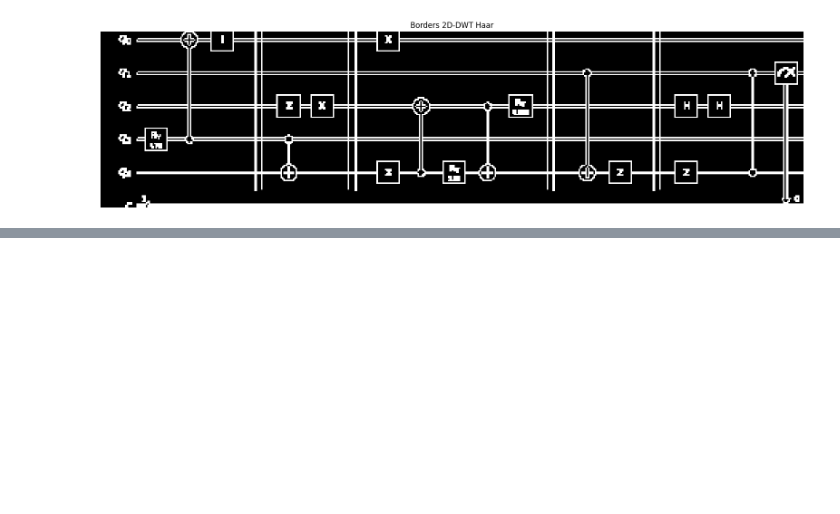
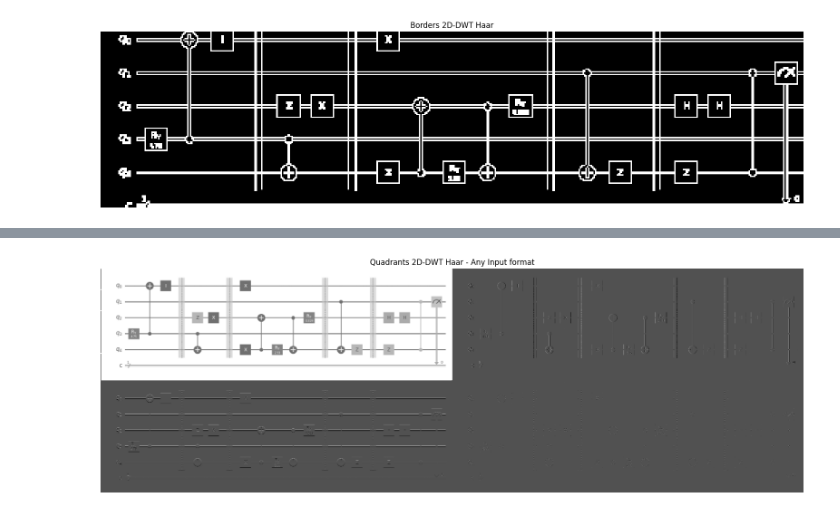
Before and after one commit to Dpbm/qcop, a Jupyter notebook: notebooks/kernels.ipynb, the cells around one changed output, grey strips where cells are left out. Drawn from its saved outputs; the diff is of its cells as text; code cells hidden in the pictures; blank space fills up the shorter version.

Commit message:
kernels for any format

```diff
--- a/notebooks/kernels.ipynb
+++ b/notebooks/kernels.ipynb
@@ -121,7 +121,7 @@ kernel = r"""
 extern "C"{
     __global__ void dtw2_borders(
                     const unsigned int* input,
-                    unsigned int* out,
+                    unsigned char* out,
                     unsigned int quadrant_width,
                     unsigned int img_width,
                     unsigned int max_pixels_quadrant
@@ -143,11 +143,10 @@ extern "C"{
         unsigned int curr_input_index_row = ((original_img_h_index+1) * img_width) + original_img_w_index;
 
         float B_val = 0.5 * (input[curr_input_index] - input[curr_input_index+1] + input[curr_input_index_row] - input[curr_input_index_row+1]);
-        int C_val = 0.5 * (input[curr_input_index] + input[curr_input_index+1] - input[curr_input_index_row] - input[curr_input_index_row+1]);
-
+        float C_val = 0.5 * (input[curr_input_index] + input[curr_input_index+1] - input[curr_input_index_row] - input[curr_input_index_row+1]);
         float sum = abs(B_val + C_val);
 
-        out[(height_index * quadrant_width) + width_index] = (unsigned int) (sum > 0.5 ? 1 : 0);
+        out[(height_index * quadrant_width) + width_index] = (unsigned char) (sum > 0.5 ? 1 : 0);
     }
 };
 """
@@ -172,7 +171,7 @@ ex_img = cp.asarray(cropped,dtype=cp.uint32)
 
 QUADRANT_W = W//2
 QUADRANT_H = H//2
-out = cp.zeros((QUADRANT_H,QUADRANT_W), dtype=cp.uint32)
+out = cp.zeros((QUADRANT_H,QUADRANT_W), dtype=cp.uint8)
 
 N_THREADS = 1024
 
@@ -195,3 +194,77 @@ Cropped Image Shape:  (1024, 256)
 n threads:  1024
 n blocks:  64
 [figure]
+# %%
+kernel = r"""
+extern "C"{
+    __global__ void dtw2_any_format(
+                    const float* input,
+                    float* out,
+                    unsigned int quadrant_width,
+                    unsigned int quadrant_height,
+                    unsigned int img_width,
+                    unsigned int max_pixels_quadrant,
+                    unsigned int max_pixels_image
+    ){
+        unsigned int global_index = (blockIdx.x * blockDim.x) + threadIdx.x;
+        if(global_index >= max_pixels_quadrant)
+            return;
+
+        unsigned int width_index = global_index % quadrant_width;   // internal array
+        unsigned int height_index = global_index / quadrant_width;  // external array (height/y)
+
+        unsigned int original_img_w_index = width_index * 2;
+        unsigned int original_img_h_index = height_index * 2;
+
+        unsigned int curr_input_index = (original_img_h_index * img_width) + original_img_w_index;
+        unsigned int curr_input_index_row = ((original_img_h_index+1) * img_width) + original_img_w_index;
+
+        float current_pixel  = curr_input_index >= max_pixels_image ? 1.0 : input[curr_input_index];
+        float next_col_pixel = (curr_input_index+1) >= max_pixels_image ? 1.0 : input[curr_input_index+1];
+        float next_row_pixel = curr_input_index_row >= max_pixels_image ? 1.0 : input[curr_input_index_row];
+        float diag_pixel     = (curr_input_index_row+1) >= max_pixels_image ? 1.0 : input[curr_input_index_row+1];
+
+        float A_val = 0.5 * (current_pixel + next_col_pixel + next_row_pixel + diag_pixel);
+        float B_val = 0.5 * (current_pixel - next_col_pixel + next_row_pixel - diag_pixel);
+        float C_val = 0.5 * (current_pixel + next_col_pixel - next_row_pixel - diag_pixel);
+        float D_val = 0.5 * (current_pixel - next_col_pixel - next_row_pixel + diag_pixel);
+
+        unsigned int first_quadrants_row = (height_index * img_width) + width_index;
+        unsigned int second_quadrants_row = ((height_index + quadrant_height) * img_width) + width_index;
+
+        out[first_quadrants_row] = A_val;
+        out[first_quadrants_row + quadrant_width] = B_val;
+        out[second_quadrants_row] = C_val;
+        out[second_quadrants_row + quadrant_width] = D_val;
+    }
+};
+"""
+
+dtw2_any_format = cp.RawKernel(kernel, "dtw2_any_format")
+
+oimg = Image.open(os.path.join("..", "data", "images", "1.png")).convert('L')
+print("Original Image Shape: ", oimg.size)
+
+W,H = oimg.size
+ex_img = cp.asarray(oimg,dtype=cp.float32)
+out = cp.zeros((H,W), dtype=cp.float32)
+
+QUADRANT_W = int(np.ceil(W/2))
+QUADRANT_H = int(np.ceil(H/2))
+
+N_THREADS = 1024
+
+num_blocks = int(np.ceil((QUADRANT_W*QUADRANT_H)/N_THREADS))
+print("n threads: ", N_THREADS)
+print("n blocks: ", num_blocks)
+
+dtw2_any_format((num_blocks,), (N_THREADS,), (ex_img, out, QUADRANT_W, QUADRANT_H, W, QUADRANT_W*QUADRANT_H, W*H))
+cp.cuda.runtime.deviceSynchronize()
+
+plt.figure(figsize=(20,10))
+plt.imshow(out.get().reshape((H,W)), cmap="grey")
+plt.axis("off")
+plt.title("Quadrants 2D-DWT Haar - Any Input format")
+plt.savefig(os.path.join("out","quadrants-2ddwt-haar-any-formatcupy.png"), bbox_inches="tight")
+plt.show()
+# %% [output]
@@ -197,0 +274 @@ n blocks:  64
+[figure, added]
```
Also changed, not shown: parts of 2 cells of this notebook, 3 other files.
